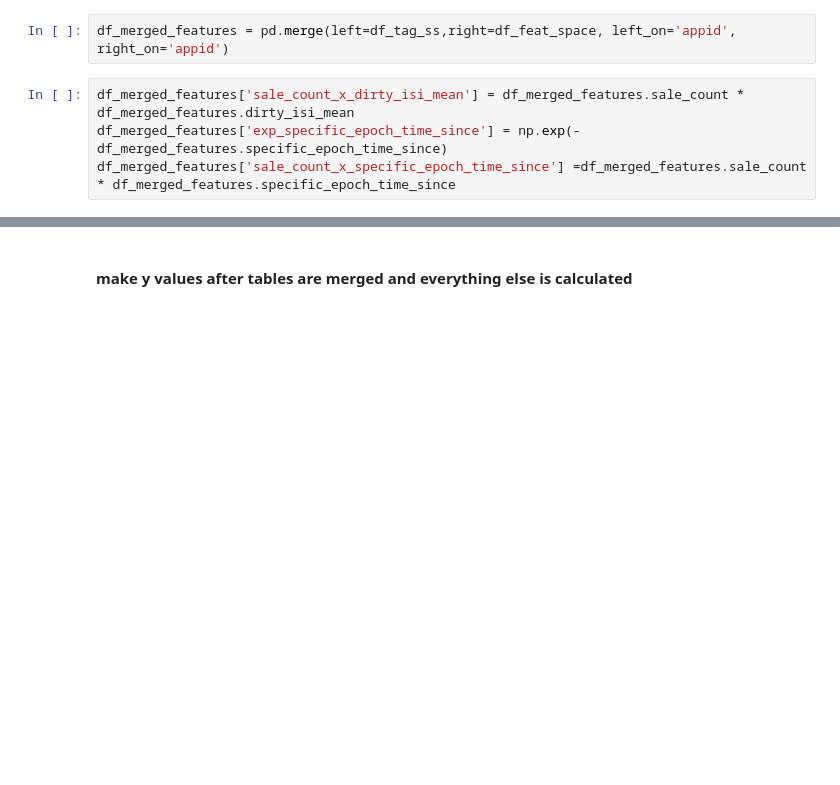
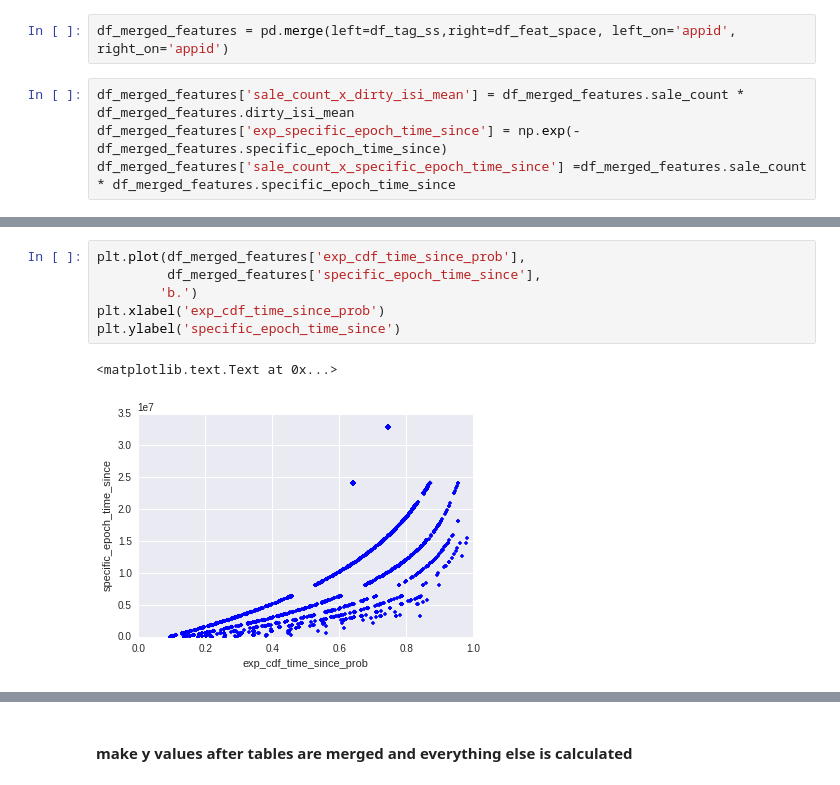
Before and after one commit to rbrackney/game_prices, a Jupyter notebook: data_analysis/make_pipeline.ipynb, the cells around one changed output, grey strips where cells are left out. Drawn from its saved outputs; the diff is of its cells as text; blank space fills up the shorter version.

```diff
--- a/data_analysis/make_pipeline.ipynb
+++ b/data_analysis/make_pipeline.ipynb
@@ -126,0 +150,9 @@ df_merged_features['sale_count_x_specific_epoch_time_since'] =df_merged_features
+# %%
+plt.plot(df_merged_features['exp_cdf_time_since_prob'],
+         df_merged_features['specific_epoch_time_since'],
+        'b.')
+plt.xlabel('exp_cdf_time_since_prob')
+plt.ylabel('specific_epoch_time_since')
+# %% [output]
+<matplotlib.text.Text at 0x...>
+[figure, added]
```
Also changed, not shown: parts of 17 cells of this notebook, 6 other files.
